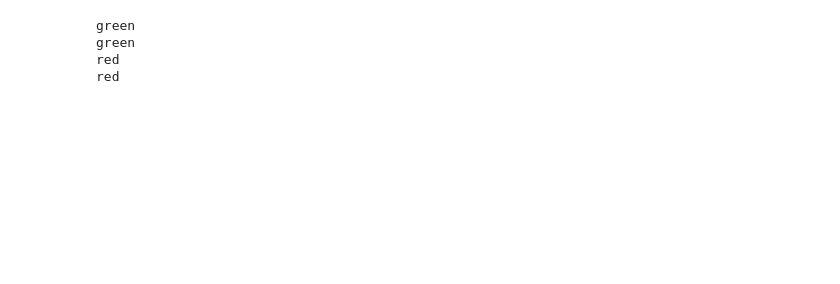
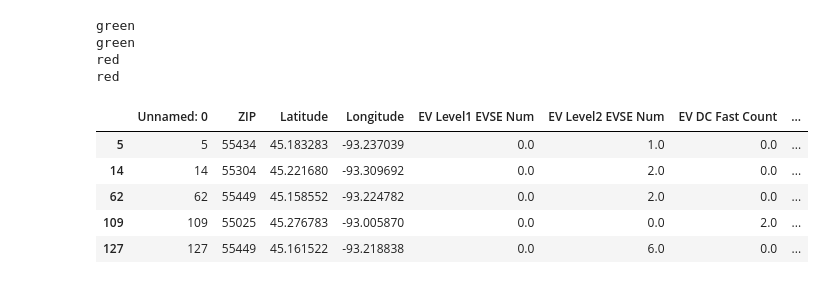
Before and after one commit to yang-mingzhou/equitableCSR, a Jupyter notebook: censusData.ipynb, the cells around one changed output. Saved outputs shown, nothing was run; the diff lists cells and outputs as text; code cells hidden in the pictures; blank space fills up the shorter version.

```diff
--- a/censusData.ipynb
+++ b/censusData.ipynb
@@ -178,3 +149,15 @@ green
 green
 red
 red
+# %%
+columbusZipList = [55025, 55011, 55092, 55304, 55448, 55449, 55434, 55014, 44038]
+stationDataColumbus_rural = stationData[stationData['ZIP'].isin(columbusZipList)]
+# %%
+stationDataColumbus_rural
+# %% [output]
+|  | Unnamed: 0 | ZIP | Latitude | Longitude | EV Level1 EVSE Num | EV Level2 EVSE Num | EV DC Fast Count | ... |
+| 5 | 5 | 55434 | 45.183283 | -93.237039 | 0.0 | 1.0 | 0.0 | ... |
+| 14 | 14 | 55304 | 45.221680 | -93.309692 | 0.0 | 2.0 | 0.0 | ... |
+| 62 | 62 | 55449 | 45.158552 | -93.224782 | 0.0 | 2.0 | 0.0 | ... |
+| 109 | 109 | 55025 | 45.276783 | -93.005870 | 0.0 | 0.0 | 2.0 | ... |
+| 127 | 127 | 55449 | 45.161522 | -93.218838 | 0.0 | 6.0 | 0.0 | ... |
```
Also changed, not shown: parts of 24 cells of this notebook, 5 other files.
